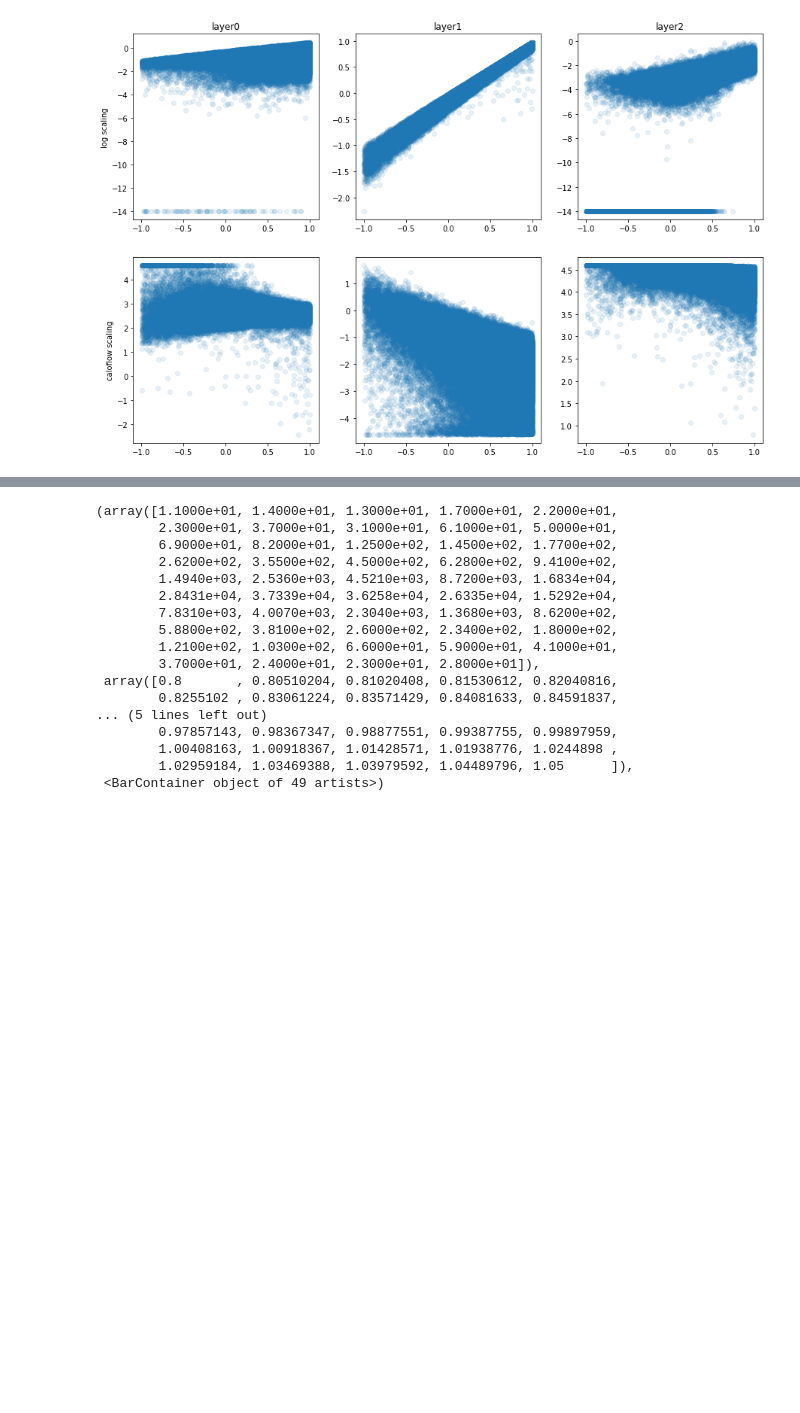
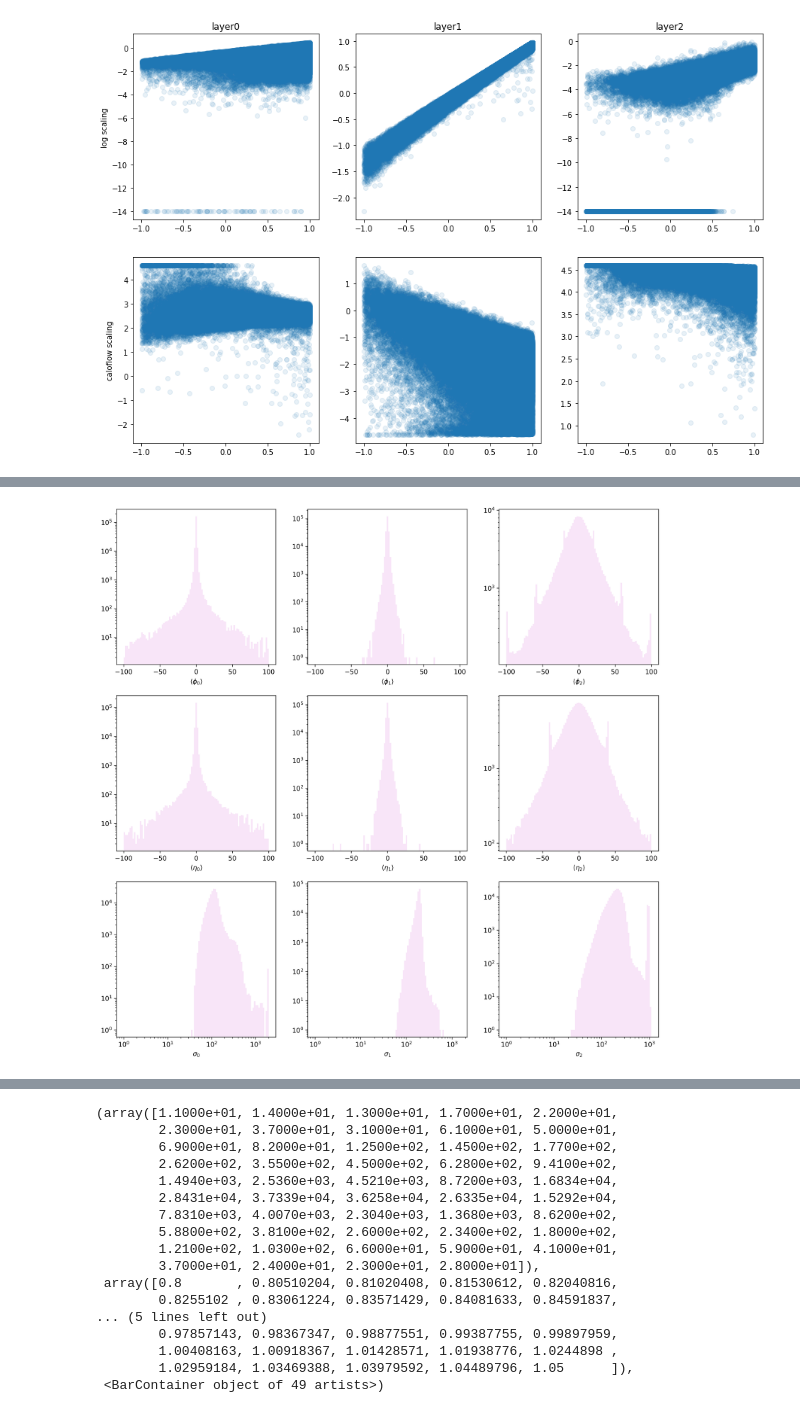
Before and after one commit to haoxing-du/toy-flow, a Jupyter notebook: photon_sampling.ipynb, the cells around one changed output, grey strips where cells are left out. Cells and saved outputs as stored; diff of their text form; code cells hidden in the pictures; blank space fills up the shorter version.

```diff
--- a/photon_sampling.ipynb
+++ b/photon_sampling.ipynb
@@ -39,7 +39,7 @@ def DataLoader(file_name, nevts):
         y = data.shape[2]
         data_flat = np.reshape(data,[-1,x*y])
         #uncomment below to add noise like caloflows does
-        #data_flat +=np.random.uniform(0,1e-3,size=data_flat.shape)
+        data_flat +=np.random.uniform(0,1e-3,size=data_flat.shape)
         energy_layer = np.sum(data_flat,-1).reshape(-1,1)
         #Some particle showers have no energy deposition at the last layer
         data_flat = np.ma.divide(data_flat,energy_layer).filled(0)
@@ -572,0 +670,60 @@ plot_hist_3_layers(layer0, layer1, layer2, layer0_sampled, layer1_sampled, layer
+# %%
+def plot_flow2_shape_hists(energy_voxel):
+    fig = plt.figure(figsize=(15, 15))
+    H0 = np.full((3, 96), np.linspace(0,475,96)+2.5).flatten() - 240.0
+    H1 = np.full((12, 12), np.linspace(0,440,12)+20.0).flatten() - 240.0
+    H2 = np.full((12, 6), np.linspace(0,400,6)+40.0).flatten() - 240.0
+    F0 = np.full((96, 3), np.linspace(0,320,3)+80.0).T.flatten() - 240.0
+    F1 = np.full((12, 12), np.linspace(0,440,12)+20.0).T.flatten() - 240.0
+    F2 = np.full((6, 12), np.linspace(0,440,12)+20.0).T.flatten() - 240.0
+    eta0, eta1, eta2 = [], [], []
+    phi0, phi1, phi2 = [], [], []
+    sigma0, sigma1, sigma2 = [], [], []
+    for voxels in energy_voxel:
+        l0 = voxels[:288]
+        l1 = voxels[288:432]
+        l2 = voxels[432:]
+        eta0.append(sum(l0*H0))
+        eta1.append(sum(l1*H1))
+        eta2.append(sum(l2*H2))
+        phi0.append(sum(l0*F0))
+        phi1.append(sum(l1*F1))
+        phi2.append(sum(l2*F2))
+        sigma0.append(sum(np.sqrt(l0 * H0**2 - (l0*H0)**2)))
+        sigma1.append(sum(np.sqrt(l1 * H1**2 - (l1*H1)**2)))
+        sigma2.append(sum(np.sqrt(l2 * H2**2 - (l2*H2)**2)))
+
+    plt.subplot(331)
+    plt.hist(phi0, bins=np.linspace(-100,100,100), color='m', alpha=0.1, log=True)
+    plt.xlabel(r'$\langle\phi_0\rangle$')
+    plt.subplot(332)
+    plt.hist(phi1, bins=np.linspace(-100,100,100), color='m', alpha=0.1, log=True)
+    plt.xlabel(r'$\langle\phi_1\rangle$')
+    plt.subplot(333)
+    plt.hist(phi2, bins=np.linspace(-100,100,100), color='m', alpha=0.1, log=True)
+    plt.xlabel(r'$\langle\phi_2\rangle$')
+    plt.subplot(334)
+    plt.hist(eta0, bins=np.linspace(-100,100,100), color='m', alpha=0.1, log=True)
+    plt.xlabel(r'$\langle\eta_0\rangle$')
+    plt.subplot(335)
+    plt.hist(eta1, bins=np.linspace(-100,100,100), color='m', alpha=0.1, log=True)
+    plt.xlabel(r'$\langle\eta_1\rangle$')
+    plt.subplot(336)
+    plt.hist(eta2, bins=np.linspace(-100,100,100), color='m', alpha=0.1, log=True)
+    plt.xlabel(r'$\langle\eta_2\rangle$')
+    plt.subplot(337)
+    plt.hist(sigma0, bins=np.geomspace(1,2000,100), color='m', alpha=0.1, log=True)
+    plt.xlabel(r'$\sigma_0$')
+    plt.xscale('log')
+    plt.subplot(338)
+    plt.hist(sigma1, bins=np.geomspace(1,1500,100), color='m', alpha=0.1, log=True)
+    plt.xlabel(r'$\sigma_1$')
+    plt.xscale('log')
+    plt.subplot(339)
+    plt.hist(sigma2, bins=np.geomspace(1,1100,100), color='m', alpha=0.1, log=True)
+    plt.xlabel(r'$\sigma_2$')
+    plt.xscale('log')
+
+plot_flow2_shape_hists(energy_voxel)
+# %% [output]
+[figure, added]
```
Also changed, not shown: parts of 15 cells of this notebook, 2 other files.
